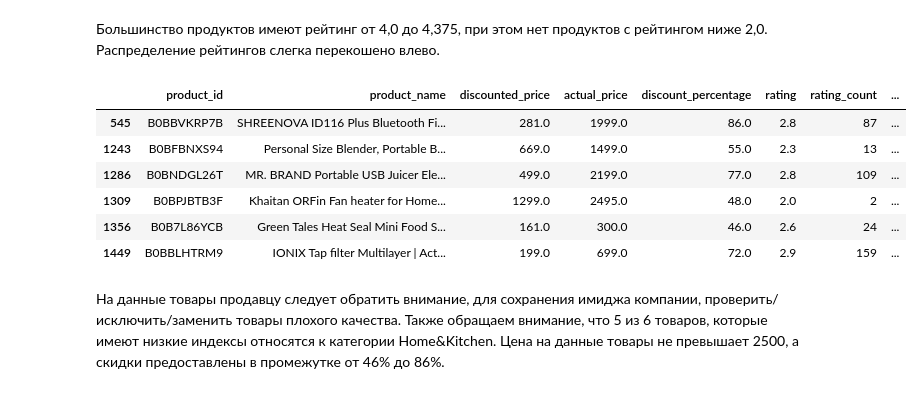
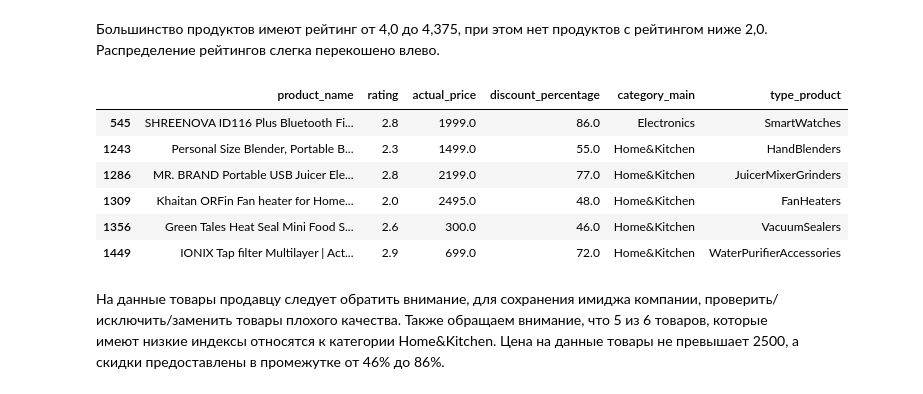
Before and after one commit to julia-un-git/project_Julia, a Jupyter notebook: project_analysis.ipynb, the cells around one changed output. Cells and saved outputs as stored; diff of their text form; code cells hidden in the pictures.

```diff
--- a/project_analysis.ipynb
+++ b/project_analysis.ipynb
@@ -209,15 +209,15 @@ plt.savefig('rating.png')
 # %% [markdown]
 Большинство продуктов имеют рейтинг от 4,0 до 4,375, при этом нет продуктов с рейтингом ниже 2,0. Распределение рейтингов слегка перекошено влево.
 # %%
-df[(df['rating']<3)]
+df[(df['rating']<3)][['product_name','rating', 'actual_price','discount_percentage','category_main', 'type_product' ]]
 # %% [output]
-|  | product_id | product_name | discounted_price | actual_price | discount_percentage | rating | rating_count | ... |
-| 545 | B0BBVKRP7B | SHREENOVA ID116 Plus Bluetooth Fi... | 281.0 | 1999.0 | 86.0 | 2.8 | 87 | ... |
-| 1243 | B0BFBNXS94 | Personal Size Blender, Portable B... | 669.0 | 1499.0 | 55.0 | 2.3 | 13 | ... |
-| 1286 | B0BNDGL26T | MR. BRAND Portable USB Juicer Ele... | 499.0 | 2199.0 | 77.0 | 2.8 | 109 | ... |
-| 1309 | B0BPJBTB3F | Khaitan ORFin Fan heater for Home... | 1299.0 | 2495.0 | 48.0 | 2.0 | 2 | ... |
-| 1356 | B0B7L86YCB | Green Tales Heat Seal Mini Food S... | 161.0 | 300.0 | 46.0 | 2.6 | 24 | ... |
-| 1449 | B0BBLHTRM9 | IONIX Tap filter Multilayer | Act... | 199.0 | 699.0 | 72.0 | 2.9 | 159 | ... |
+|  | product_name | rating | actual_price | discount_percentage | category_main | type_product |
+| 545 | SHREENOVA ID116 Plus Bluetooth Fi... | 2.8 | 1999.0 | 86.0 | Electronics | SmartWatches |
+| 1243 | Personal Size Blender, Portable B... | 2.3 | 1499.0 | 55.0 | Home&Kitchen | HandBlenders |
+| 1286 | MR. BRAND Portable USB Juicer Ele... | 2.8 | 2199.0 | 77.0 | Home&Kitchen | JuicerMixerGrinders |
+| 1309 | Khaitan ORFin Fan heater for Home... | 2.0 | 2495.0 | 48.0 | Home&Kitchen | FanHeaters |
+| 1356 | Green Tales Heat Seal Mini Food S... | 2.6 | 300.0 | 46.0 | Home&Kitchen | VacuumSealers |
+| 1449 | IONIX Tap filter Multilayer | Act... | 2.9 | 699.0 | 72.0 | Home&Kitchen | WaterPurifierAccessories |
 # %% [markdown]
 На данные товары продавцу следует обратить внимание, для сохранения имиджа компании, проверить/исключить/заменить товары плохого качества. Также обращаем внимание, что 5 из 6 товаров, которые имеют низкие индексы относятся к категории Home&Kitchen. Цена на данные товары не превышает 2500, а скидки предоставлены в промежутке от 46% до 86%.
 # %% [markdown]
```
Also changed, not shown: parts of 6 cells of this notebook, 2 other files.
